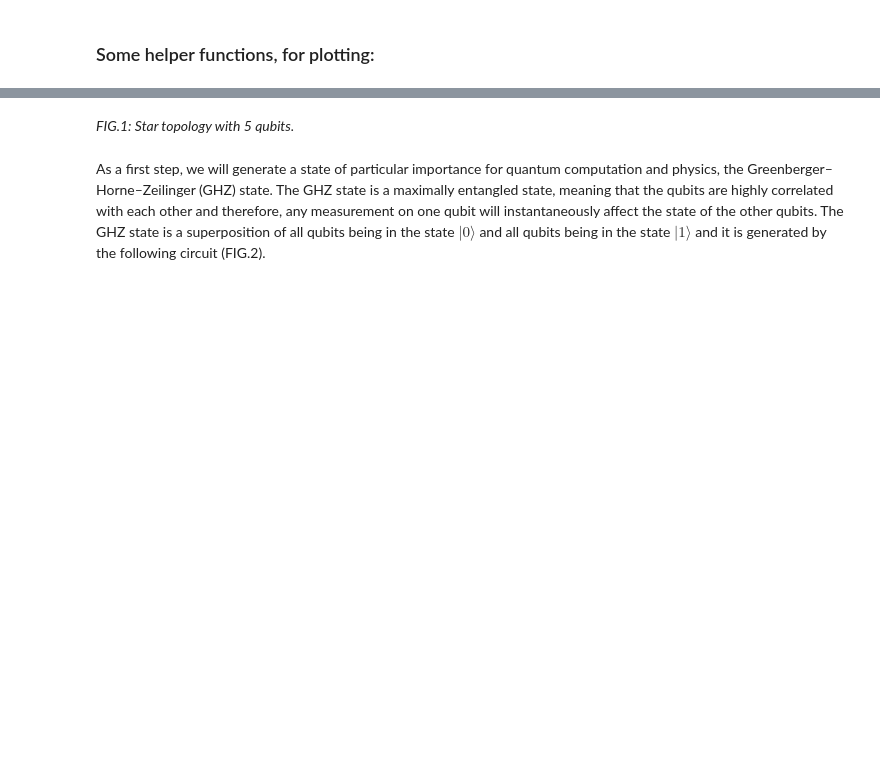
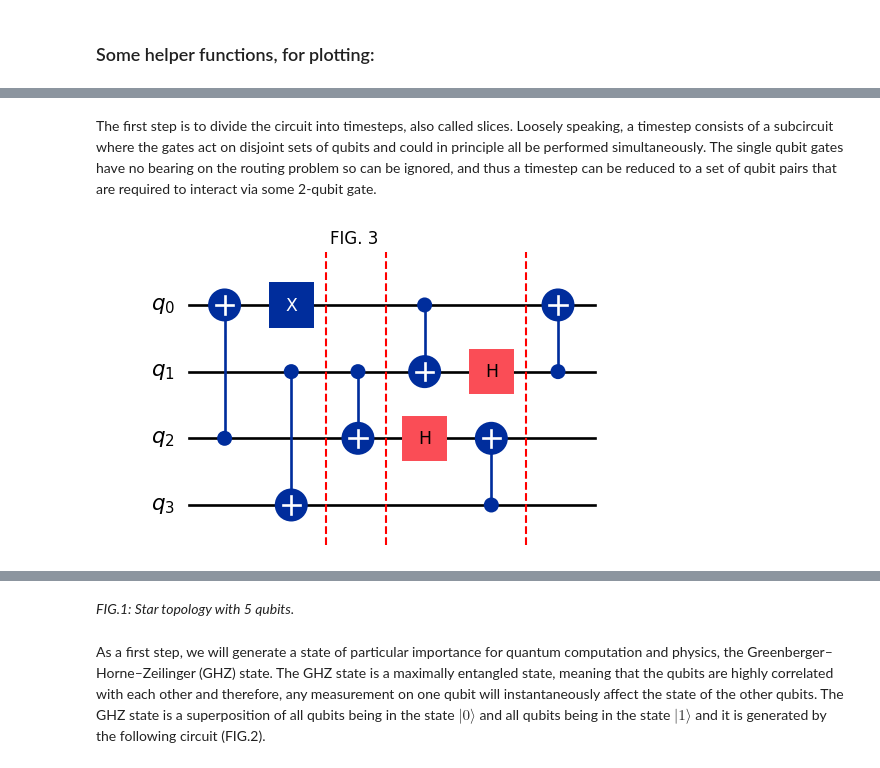
Before and after one commit to quantummasterbarcelonacode/qiskit-fall-fest-2025, a Jupyter notebook: notebooks/challenges/Qubit_Routing_Problem/Transpilation.ipynb, the cells around one changed output, grey strips where cells are left out. Drawn from its saved outputs; the diff is of its cells as text; code cells hidden in the pictures; blank space fills up the shorter version.

```diff
--- a/notebooks/challenges/Qubit_Routing_problem/Advanced.ipynb
+++ b/notebooks/challenges/Qubit_Routing_Problem/Transpilation.ipynb
@@ -53,0 +105,10 @@ def adding_timeslices_to_circuit_plot(circuit: QuantumCircuit, title: str, times
+# %% [markdown]
+The first step is to divide the circuit into timesteps, also called slices. Loosely speaking, a timestep consists of a subcircuit where the gates act on disjoint sets of qubits and could in principle all be performed simultaneously. The single qubit gates have no bearing on the routing problem so can be ignored, and thus a timestep can be reduced to a set of qubit pairs that are required to interact via some 2-qubit gate.
+# %%
+# These time slices, represent the 2-qubit gates that can be executed in parallel:
+timeslices = [1.3, 2.2, 4.3]  # (These values are approximatel obtained by visual inspection of the circuit plot)
+
+# Calling the function, with your given parameters:
+adding_timeslices_to_circuit_plot(circuit=c, title="FIG. 3", timeslices=timeslices)
+# %% [output]
+[figure, added]
```
Also changed, not shown: parts of 36 cells of this notebook, 9 other files.
